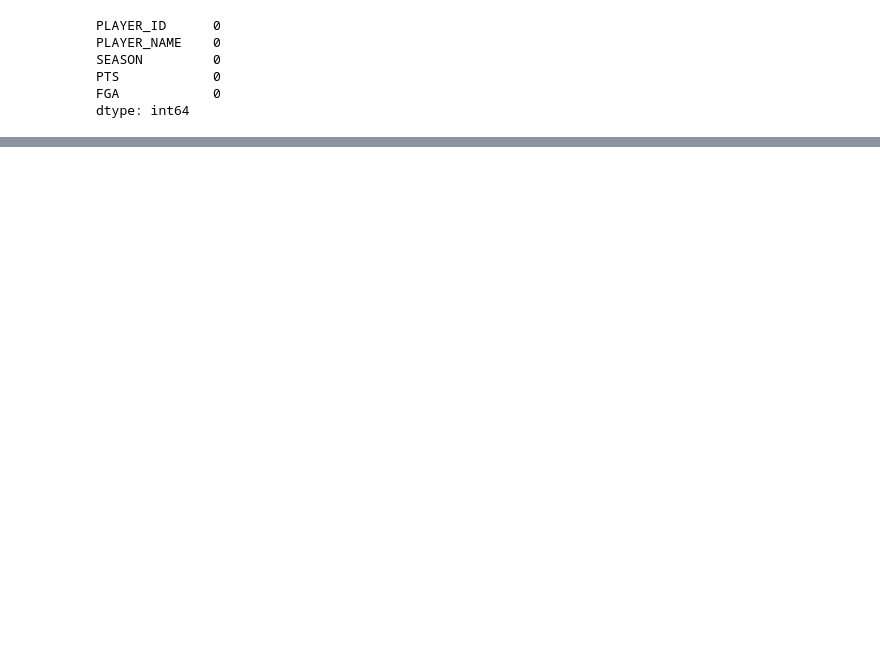
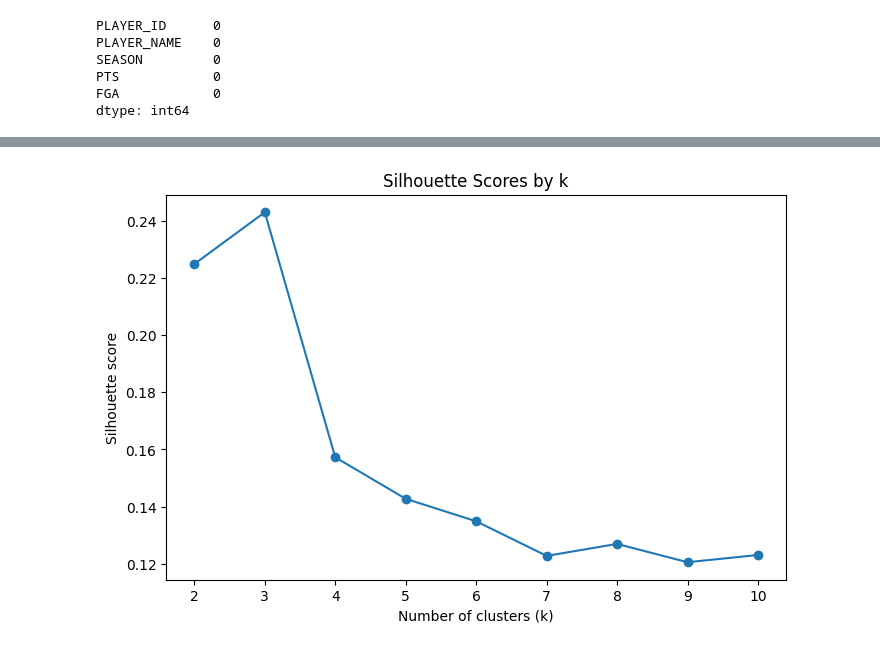
Before and after one commit to matthewellishanson/machine-learning-nba, a Jupyter notebook: firstnotebook.ipynb, the cells around one changed output, grey strips where cells are left out. Drawn from its saved outputs; the diff is of its cells as text; code cells hidden in the pictures; blank space fills up the shorter version.

```diff
--- a/firstnotebook.ipynb
+++ b/firstnotebook.ipynb
@@ -190,0 +337,20 @@ dtype: int64
+# %%
+# evaluate clusters with silhouette scores
+from sklearn.metrics import silhouette_score
+
+sil_scores = []
+
+for k in range(2, 11):
+    kmeans = KMeans(n_clusters=k, random_state=42, n_init=10)
+    labels = kmeans.fit_predict(X_scaled)
+    sil_scores.append(silhouette_score(X_scaled, labels))
+
+plt.figure(figsize=(8, 5))
+plt.plot(range(2, 11), sil_scores, marker='o')
+plt.xlabel("Number of clusters (k)")
+plt.ylabel("Silhouette score")
+plt.title("Silhouette Scores by k")
+plt.savefig('silhouette_scores.png', dpi=300, bbox_inches='tight')
+plt.show()
+# %% [output]
+[figure, added]
```
Also changed, not shown: parts of 17 cells of this notebook, 5 other files.
